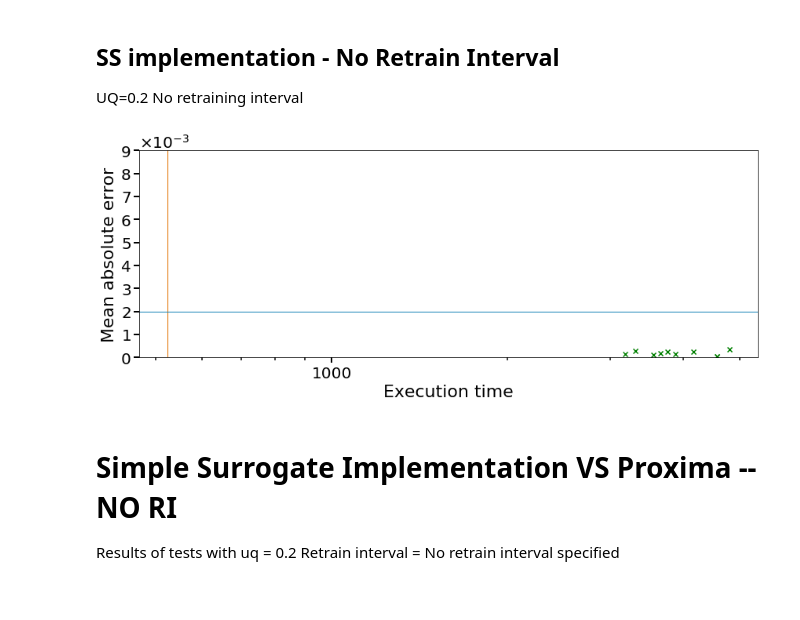
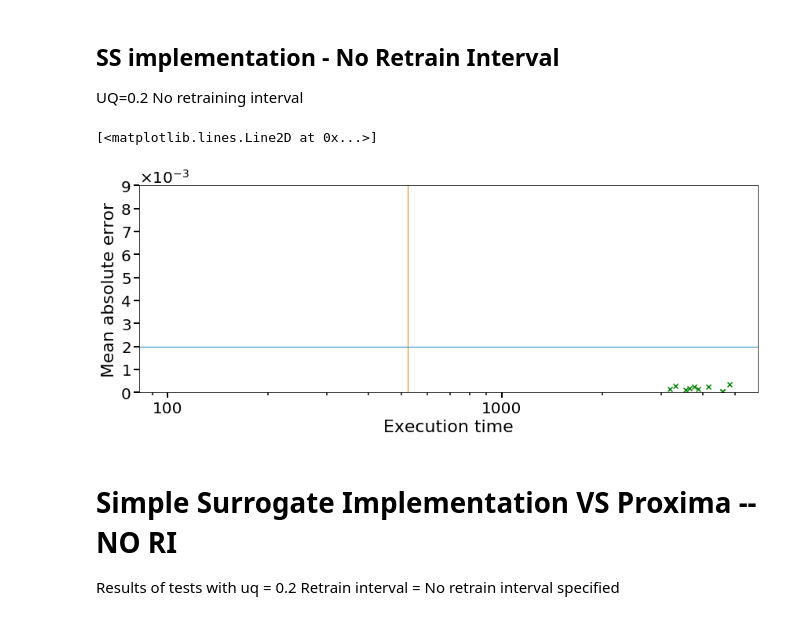
Before and after one commit to YulianaGomez/proxima_analysis, a Jupyter notebook: notebooks/Integrated.ipynb, the cells around one changed output. Drawn from its saved outputs; the diff is of its cells as text; code cells hidden in the pictures.

```diff
--- a/notebooks/Integrated.ipynb
+++ b/notebooks/Integrated.ipynb
@@ -34,8 +34,10 @@ experiments = [
     'SS_RI300', ## Simple Surrogate with RI 300
     'SS-UQ02_I50', ## Simple surrogate, uq: 0.2, All temps, RI: 50
     'SS-UQall_I50', ## Simple surrogate,, all UQ, Temp: 500, RI: 50
-    'surrogate-all_params', ## Simple surrogate, all uq, all temps, RI: 1,50, 100,500
+    'surrogate-all_params', ## Simple surrogate, all uq, 500,1000K, RI: 1,50(for 500K), 100,500(1000K)
     'dyn_nostreak', ##Proxima - dynamic alpha, no surrogate streak option
+    'SS-500k_allparams', ## Simple surrogate, all uq, 500k, RI: 1,50, 100-500
+
 ]
 root_path = '../proxima_data'
 # %% [markdown]
@@ -215,11 +229,14 @@ UQ=0.2 No retraining interval
 # %%
 cases = (
         {'df': results['SS-UQ02-NORT_staticalpha'], 'x':'time', 'y':'mae', 'color':'Green', 'marker':'x', 'legend':False},
+        #{'df': results['SS-UQ02-NORT_staticalpha'], 'x':'time', 'y':'mae', 'color':'Green', 'marker':'x', 'legend':False},
     )
 _plot_cases(cases)
-plt.savefig('Figures/ss_nort.pdf')
+plt.plot(hf_times['Temp[K]'], hf_times['Runtime[s]'], 'o')
+#plt.savefig('Figures/ss_nort.pdf')
 # %% [output]
+[<matplotlib.lines.Line2D at 0x...>]
-[figure, old version]
+[figure, new version]
 # %% [markdown]
 # Simple Surrogate Implementation VS Proxima -- NO RI
 Results of tests with
```
Also changed, not shown: parts of 7 cells of this notebook.
